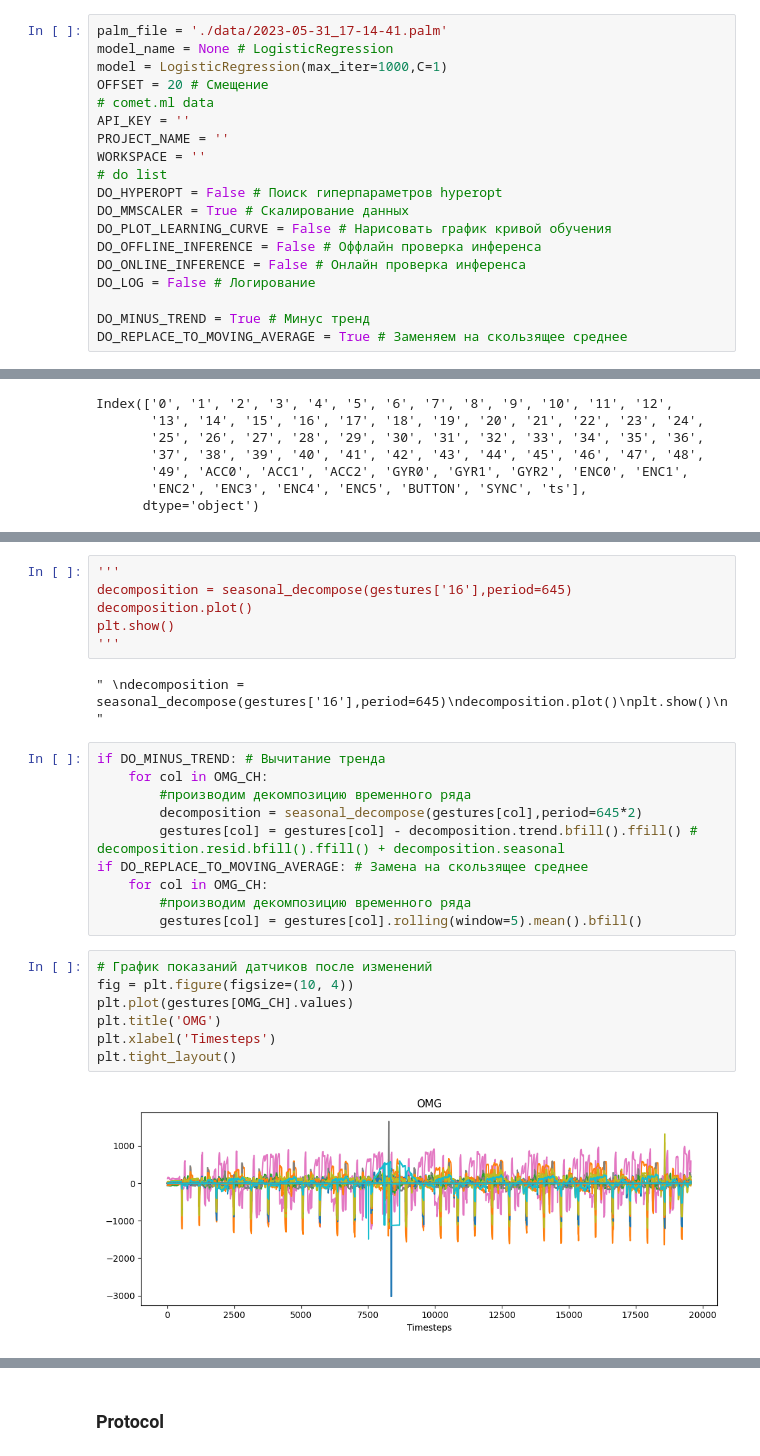
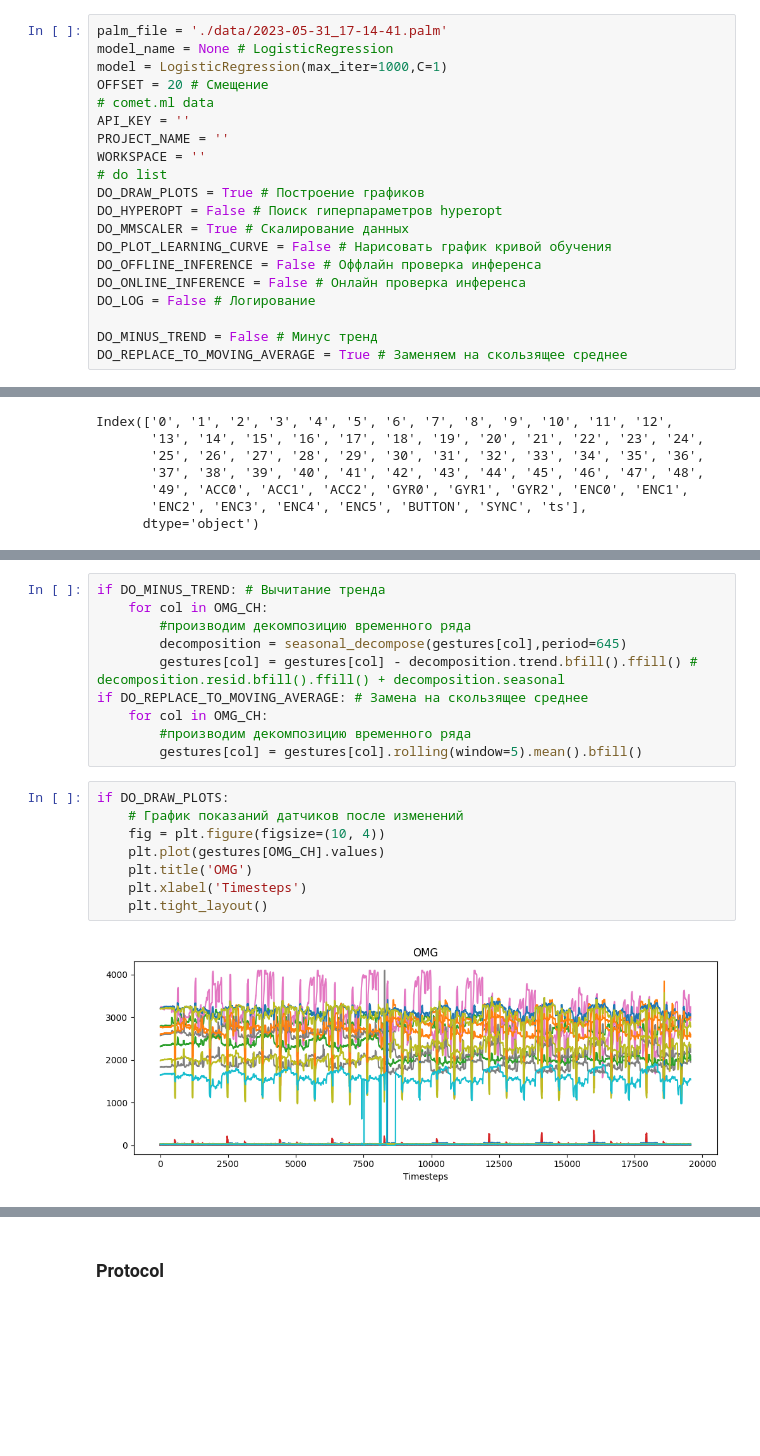
Before and after one commit to DenisBaburin/motorika_internship_team2, a Jupyter notebook: main.ipynb, the cells around one changed output, grey strips where cells are left out. Cells and saved outputs as stored; diff of their text form; blank space fills up the shorter version.

```diff
--- a/main.ipynb
+++ b/main.ipynb
@@ -35,6 +35,7 @@ API_KEY = ''
 PROJECT_NAME = ''
 WORKSPACE = ''
 # do list
+DO_DRAW_PLOTS = True # Построение графиков
 DO_HYPEROPT = False # Поиск гиперпараметров hyperopt
 DO_MMSCALER = True # Скалирование данных
 DO_PLOT_LEARNING_CURVE = False # Нарисовать график кривой обучения
@@ -42,7 +43,7 @@ DO_OFFLINE_INFERENCE = False # Оффлайн проверка инференс
 DO_ONLINE_INFERENCE = False # Онлайн проверка инференса
 DO_LOG = False # Логирование
 
-DO_MINUS_TREND = True # Минус тренд
+DO_MINUS_TREND = False # Минус тренд
 DO_REPLACE_TO_MOVING_AVERAGE = True # Заменяем на скользящее среднее
 # %%
 try: print_report()
@@ -186,29 +209,22 @@ plt.tight_layout()
 # %% [output]
 [figure]
-# %%
-'''
-decomposition = seasonal_decompose(gestures['16'],period=645)
-decomposition.plot()
-plt.show()
-'''
-# %% [output]
-" \ndecomposition = seasonal_decompose(gestures['16'],period=645)\ndecomposition.plot()\nplt.show()\n"
 # %%
 if DO_MINUS_TREND: # Вычитание тренда
     for col in OMG_CH:
         #производим декомпозицию временного ряда
-        decomposition = seasonal_decompose(gestures[col],period=645*2)
+        decomposition = seasonal_decompose(gestures[col],period=645)
         gestures[col] = gestures[col] - decomposition.trend.bfill().ffill() # decomposition.resid.bfill().ffill() + decomposition.seasonal
 if DO_REPLACE_TO_MOVING_AVERAGE: # Замена на скользящее среднее
     for col in OMG_CH:
         #производим декомпозицию временного ряда
         gestures[col] = gestures[col].rolling(window=5).mean().bfill()
 # %%
-# График показаний датчиков после изменений
-fig = plt.figure(figsize=(10, 4))
-plt.plot(gestures[OMG_CH].values)
-plt.title('OMG')
-plt.xlabel('Timesteps')
-plt.tight_layout()
+if DO_DRAW_PLOTS:
+    # График показаний датчиков после изменений
+    fig = plt.figure(figsize=(10, 4))
+    plt.plot(gestures[OMG_CH].values)
+    plt.title('OMG')
+    plt.xlabel('Timesteps')
+    plt.tight_layout()
 # %% [output]
-[figure, old version]
+[figure, new version]
```
Also changed, not shown: parts of 24 cells of this notebook.
